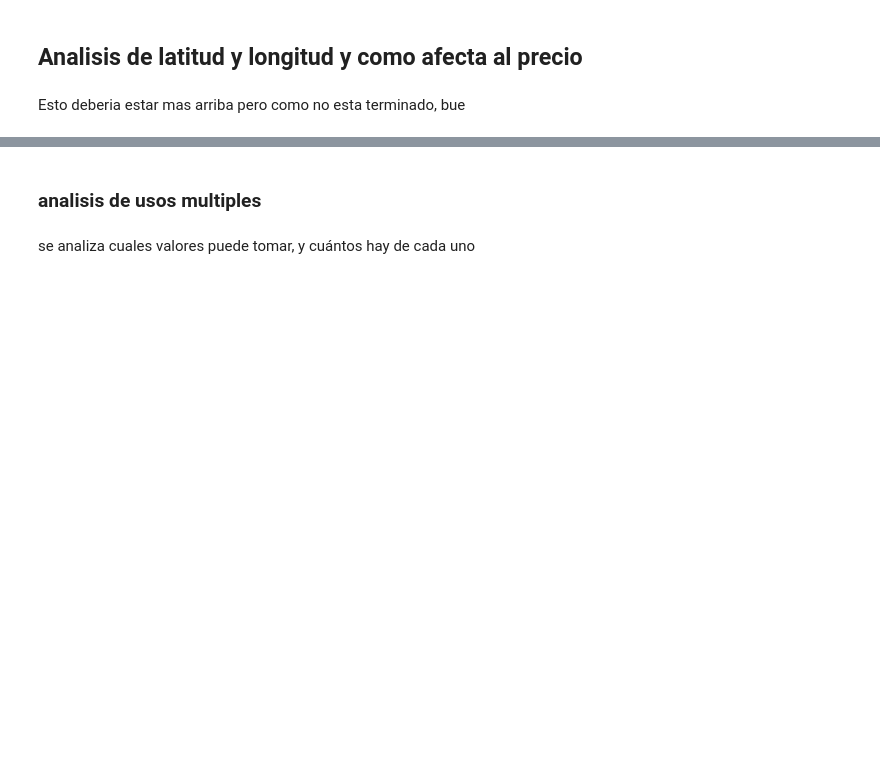
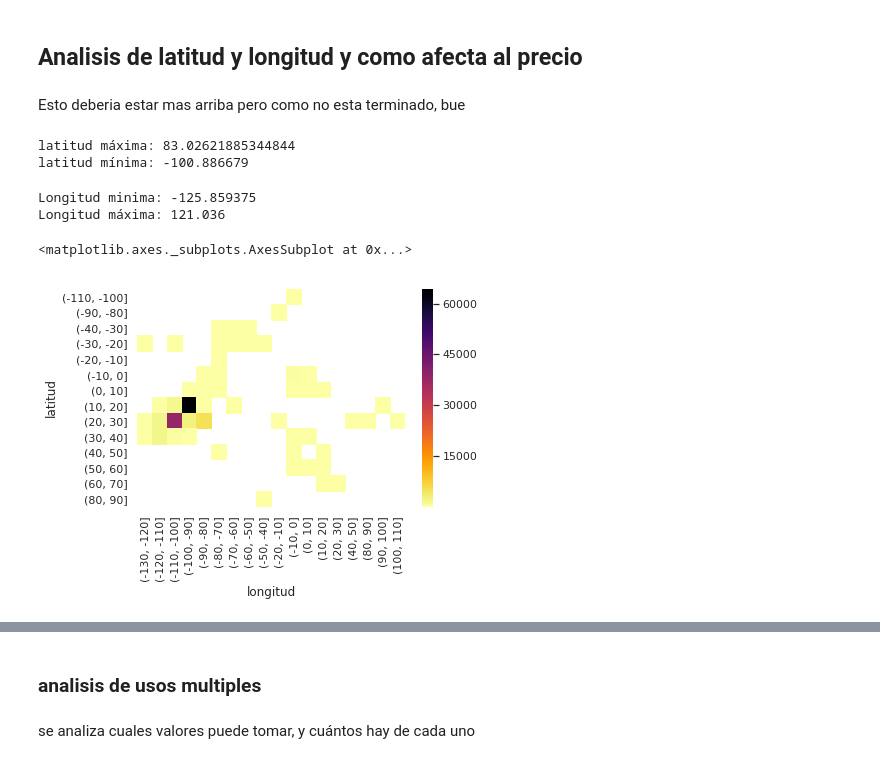
Before and after one commit to tomasSabao/TP1-OrganizacionDeDatos, a Jupyter notebook: 27-9 dario.ipynb, the cells around one changed output, grey strips where cells are left out. Cells and saved outputs as stored; diff of their text form; code cells hidden in the pictures; blank space fills up the shorter version.

```diff
--- a/27-9 dario.ipynb
+++ b/27-9 dario.ipynb
@@ -1023,3 +818,35 @@ df2.head()
 ## Analisis de latitud y longitud y como afecta al precio
 # %% [markdown]
 Esto deberia estar mas arriba pero como no esta terminado, bue
+# %%
+#analisis de la latitud
+
+lat_max=df.loc[:,'lat'].max()
+lat_min=df.loc[:,'lat'].min()
+print("latitud máxima: "+ str(lat_max))
+print("latitud mínima: "+ str(lat_min))
+# %% [output]
+latitud máxima: 83.02621885344844
+latitud mínima: -100.886679
+# %%
+#analisis de longitud
+long_min=df.loc[:,'lng'].min()
+long_max=df.loc[:,'lng'].max()
+print("Longitud minima: "+ str(long_min))
+print("Longitud máxima: "+ str(long_max))
+# %% [output]
+Longitud minima: -125.859375
+Longitud máxima: 121.036
+# %%
+#análisis de cantidad de propiedades segun latitud y longitud
+df_pos_lat_lng=df.groupby([pd.cut(df["lat"],np.arange(-110,100,10)),pd.cut(df['lng'],np.arange(-130,120,10))])
+df_pos_lat_lng=df_pos_lat_lng.size()
+df_pos_lat_lng=df_pos_lat_lng.reset_index(level=[0,1])
+df_pos_lat_lng.columns=['latitud','longitud','cant de propiedades']
+df_pos_lat_lng
+#nota: HM==heatmap
+HM_data1=pd.pivot_table(df_pos_lat_lng,values='cant de propiedades',index='latitud',columns='longitud')
+sns.heatmap(HM_data1,cmap='inferno_r')
+# %% [output]
+<matplotlib.axes._subplots.AxesSubplot at 0x...>
+[figure, added]
```
Also changed, not shown: parts of 56 cells of this notebook.
